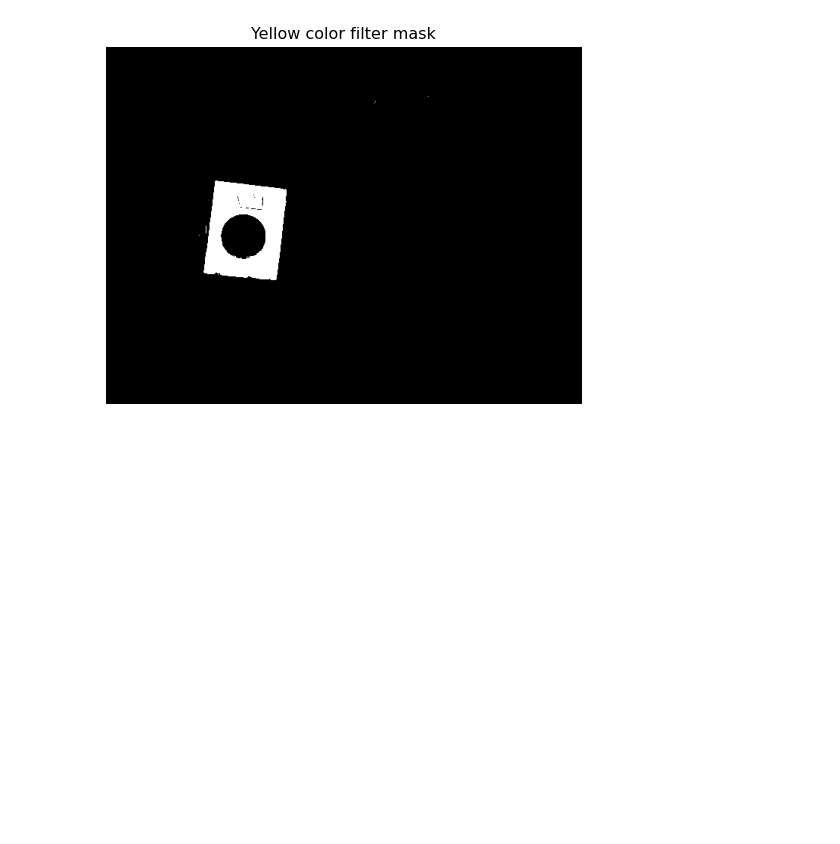
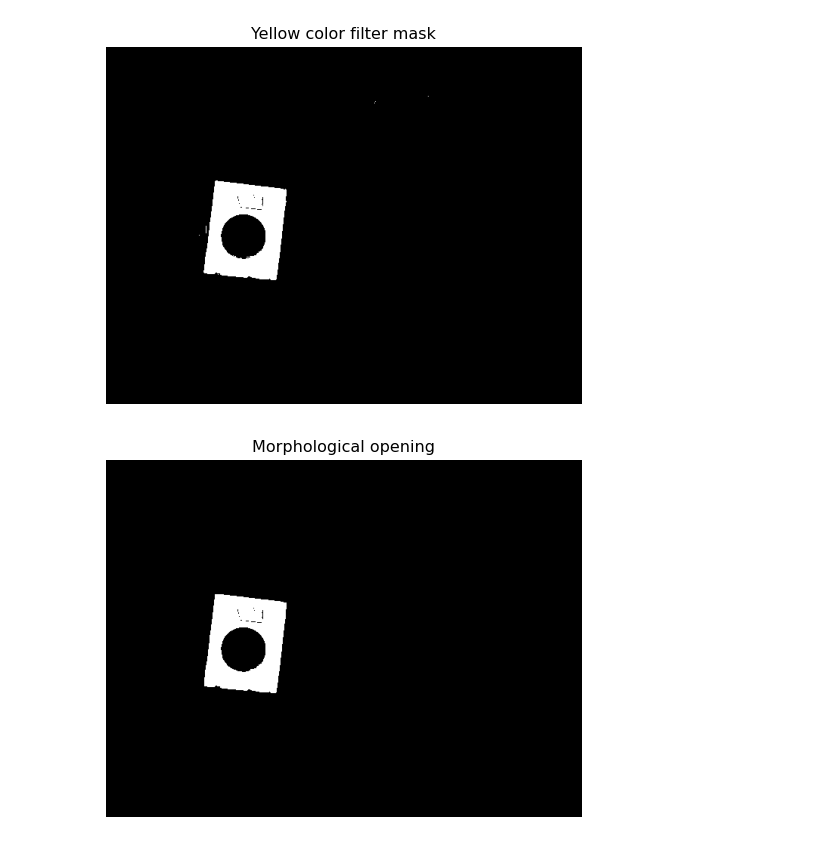
Before and after one commit to shahzadahsan97/Object_recognition_using_feature_matching, a Jupyter notebook: ORUFM.ipynb, the cells around one changed output. Cells and saved outputs as stored; diff of their text form; code cells hidden in the pictures; blank space fills up the shorter version.

Commit message:
remove white noise and black spots

```diff
--- a/ORUFM.ipynb
+++ b/ORUFM.ipynb
@@ -40,3 +40,11 @@ mask = cv2.inRange(src_img_hsv, yellow_lower, yellow_upper)
 show_image(mask, 'Yellow color filter mask', 'gray')
 # %% [output]
 [figure]
+# %%
+# Remove white noise
+kernel = np.ones((5, 5), np.uint8)
+opening = cv2.morphologyEx(mask, cv2.MORPH_OPEN, kernel)
+
+show_image(opening, 'Morphological opening', 'gray')
+# %% [output]
+[figure, added]
```
Also changed, not shown: parts of 2 cells of this notebook.
